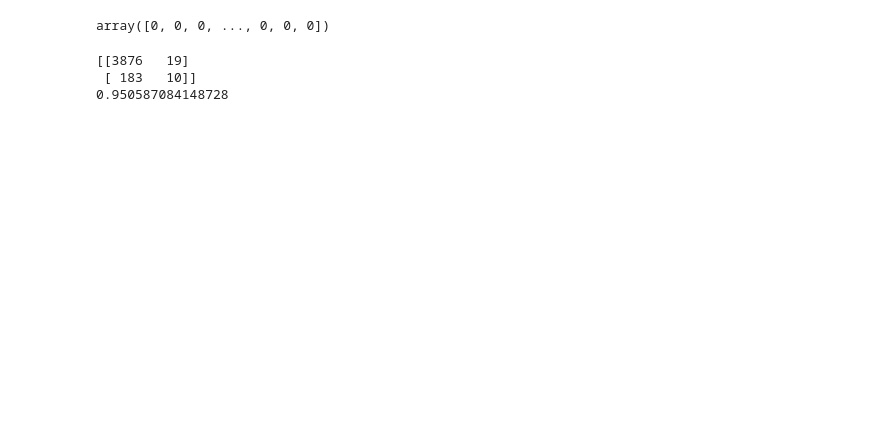
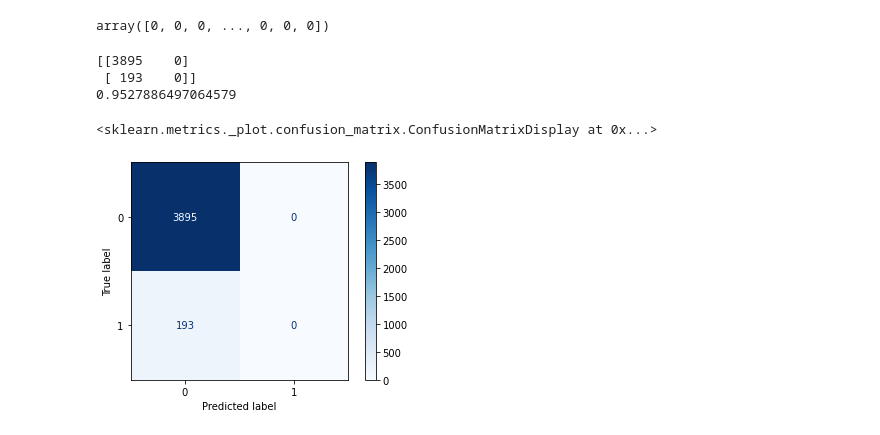
Before and after one commit to fgith/data-science, a Jupyter notebook: kaggle/heart_disease.ipynb, the cells around one changed output. Drawn from its saved outputs; the diff is of its cells as text; code cells hidden in the pictures; blank space fills up the shorter version.

```diff
--- a/kaggle/heart_disease.ipynb
+++ b/kaggle/heart_disease.ipynb
@@ -143,9 +155,12 @@ y_pred = rf_clf.predict(X_test)
 # %%
 from sklearn.metrics import confusion_matrix, accuracy_score
 
 print(confusion_matrix(y_test,y_pred))
 print(accuracy_score(y_test,y_pred))
+plot_confusion_matrix(voting_clf, X_test, y_test, cmap = 'Blues', values_format = 'd')
 # %% [output]
-[[3876   19]
- [ 183   10]]
-0.950587084148728
+[[3895    0]
+ [ 193    0]]
+0.9527886497064579
+<sklearn.metrics._plot.confusion_matrix.ConfusionMatrixDisplay at 0x...>
+[figure, added]
```
Also changed, not shown: parts of 13 cells of this notebook.
